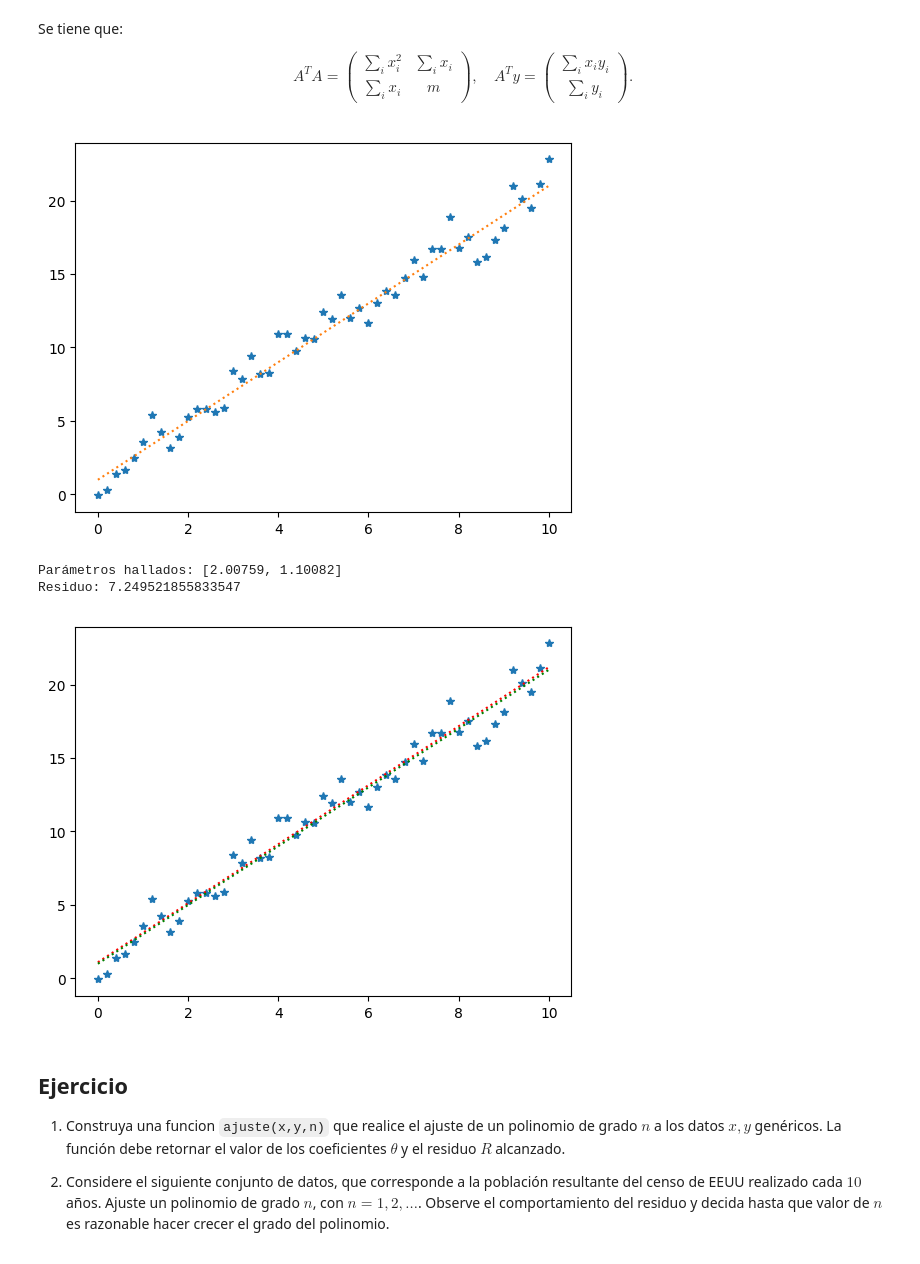
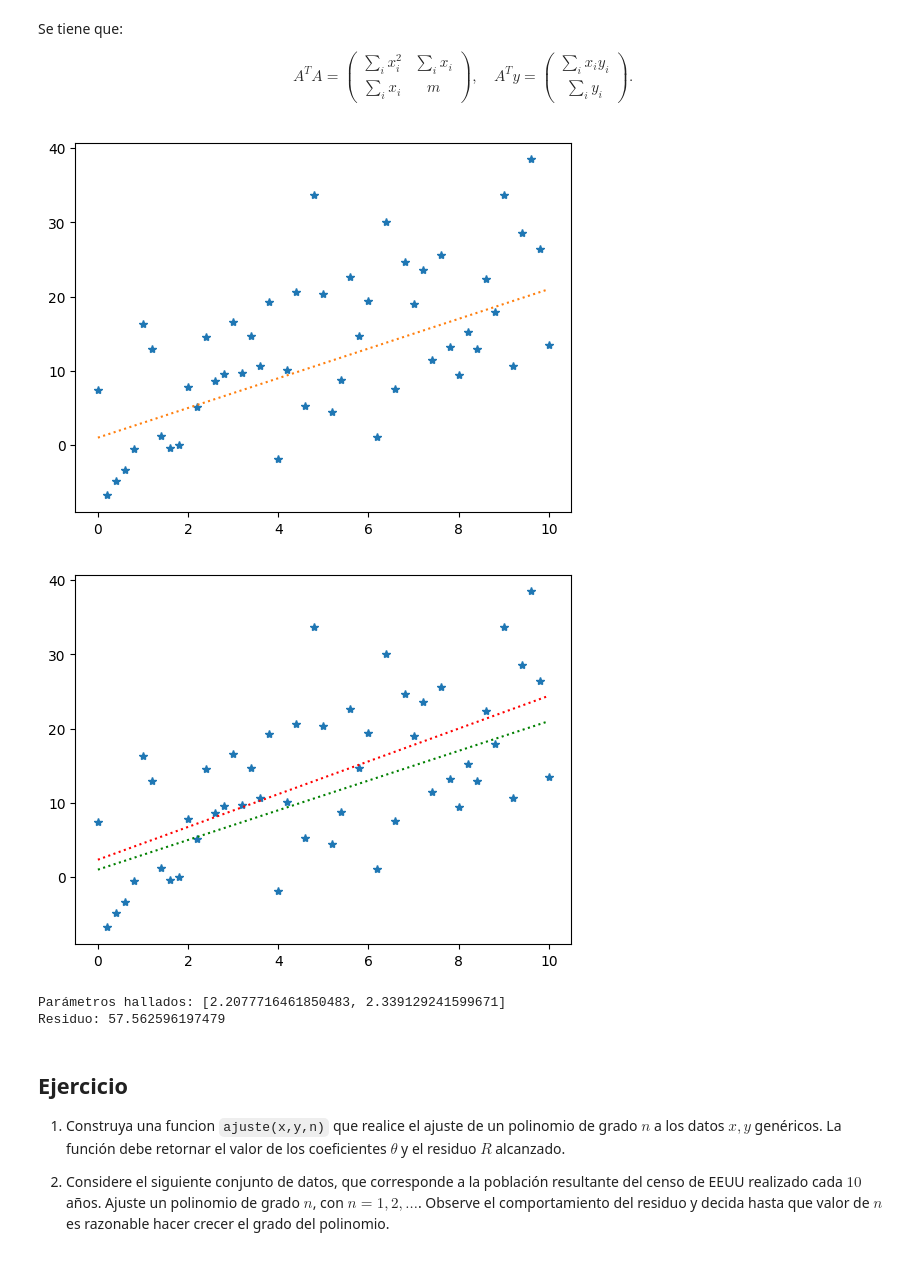
Before and after one commit to aferragu/curso_analisis_numerico, a Jupyter notebook: Minimos Cuadrados/Minimos Cuadrados - Ecuaciones Normales.ipynb, the cells around one changed output. Cells and saved outputs as stored; diff of their text form; code cells hidden in the pictures.

```diff
--- a/Minimos Cuadrados/Minimos Cuadrados - Ecuaciones Normales.ipynb
+++ b/Minimos Cuadrados/Minimos Cuadrados - Ecuaciones Normales.ipynb
@@ -124,24 +124,25 @@ $$ A^T A = \left(\begin{array}{cc} \sum_i x_i^2 & \sum_i x_i \\ \sum_i x_i & m \
 # %%
 # Ejemplo mínimos cuadrados. Se genera un conjunto de datos con una recta
 # conocida perturbada por ruido. Luego se ajusta y se compara con los parámetros originales.
 
 using Distributions,PyPlot
 
 x=(0:.2:10);
 theta_real = [2;1];
-yreal=theta_real[1]*x+theta_real[2];
+yreal=theta_real[1]*x .+theta_real[2];
 
 #perturbo el y y graficamos
-y=yreal+rand(Normal(),size(yreal))
+y=yreal+10*rand(Normal(),size(yreal))
 
 plot(x,y,"*");
 plot(x,yreal,":");
 # %% [output]
-[figure, old version]
+[figure, new version]
 # %%
 #Resuelvo ecuaciones normales
+using LinearAlgebra
 
-A=[x ones(x)];
+A=[x ones(size(x))];
 theta = (A'*A)\(A'*y); #El operador \ permite resolver sistemas lineales.
 R= norm(y-A*theta);
 
@@ -152,9 +153,9 @@ plot(x,yreal,":g")
 println("Parámetros hallados: $theta");
 println("Residuo: $R ")
 # %% [output]
+[figure, new version]
-Parámetros hallados: [2.00759, 1.10082]
-Residuo: 7.249521855833547
+Parámetros hallados: [2.2077716461850483, 2.339129241599671]
+Residuo: 57.562596197479
-[figure, old version]
 # %% [markdown]
 ## Ejercicio
 
```
Also changed, not shown: parts of 2 cells of this notebook, 7 other files.
